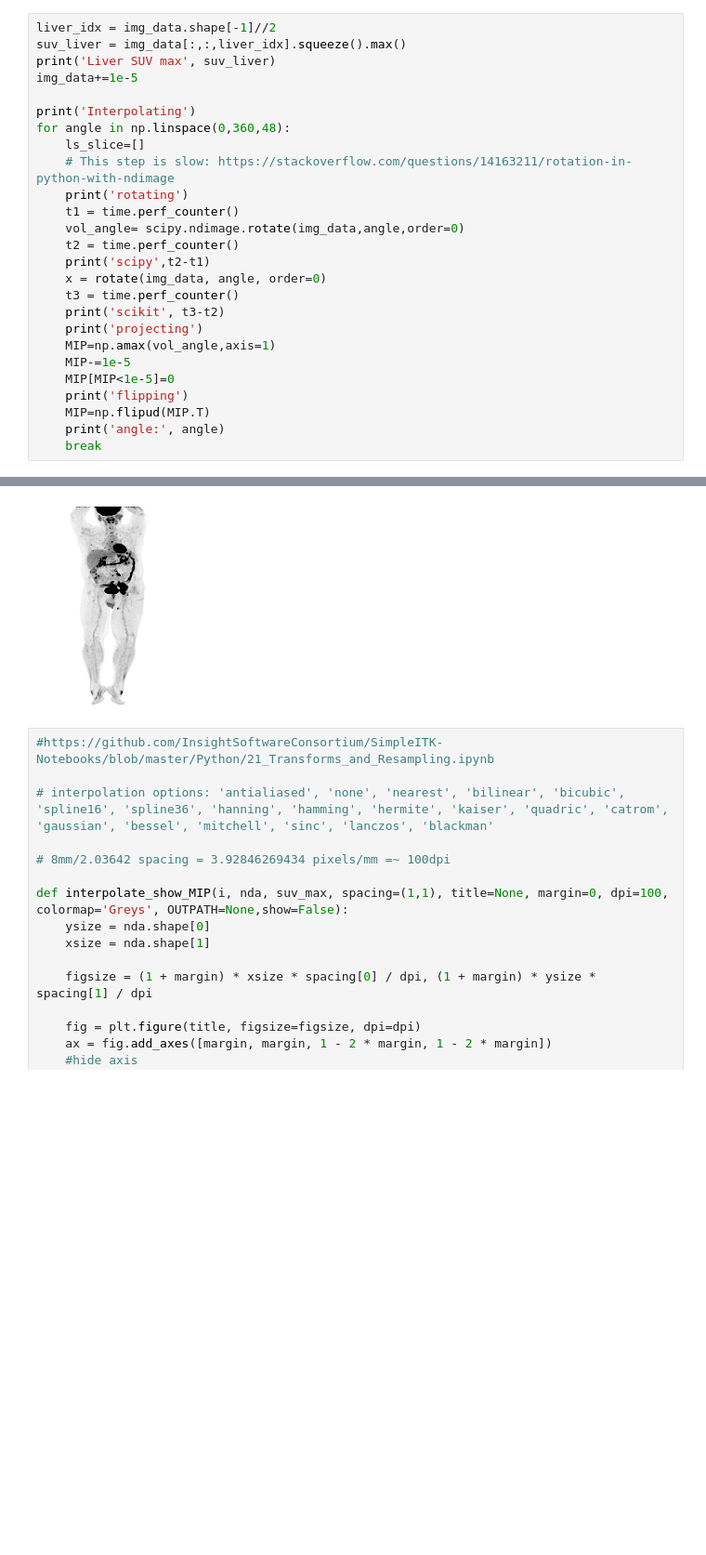
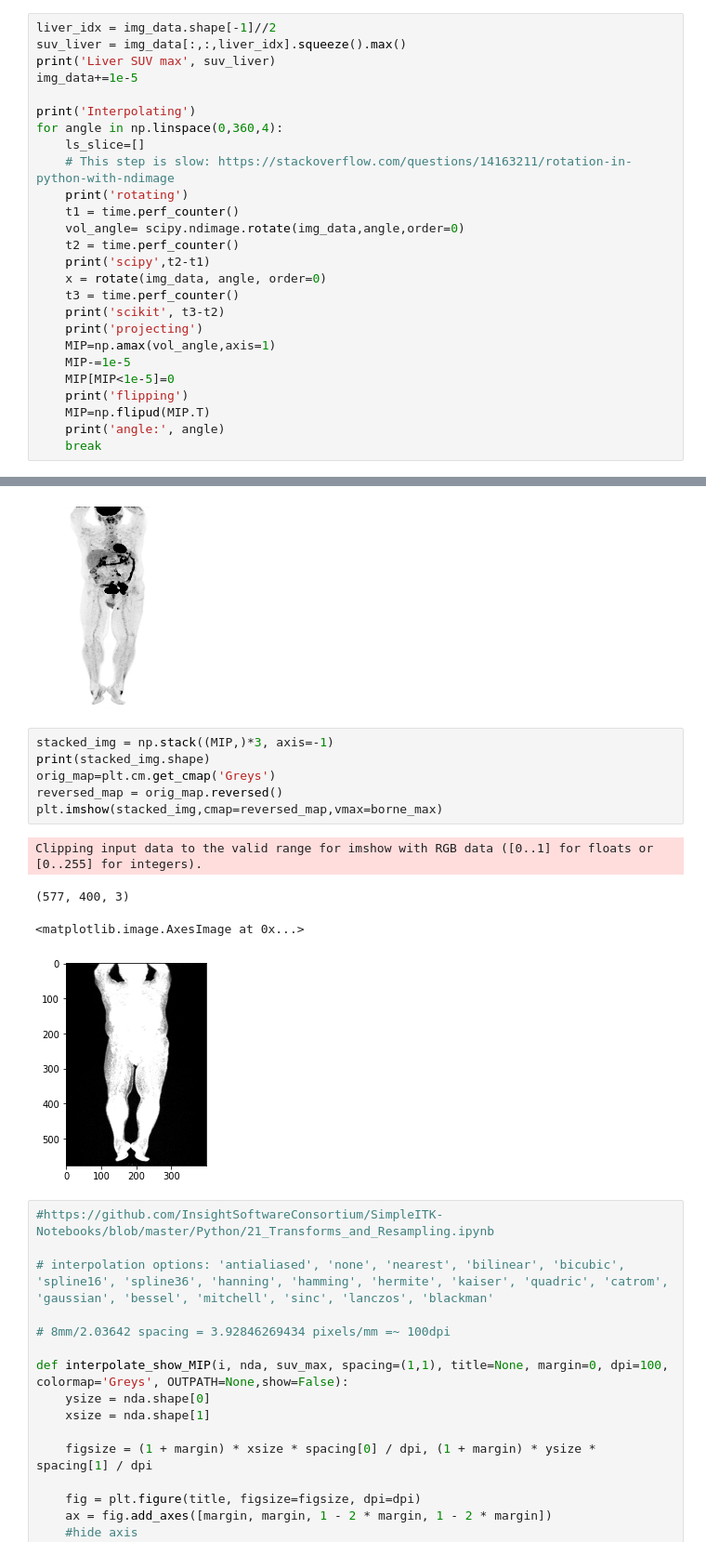
Before and after one commit to joytywu/PET_CT, a Jupyter notebook: utils/MIP-PET/scratch.ipynb, the cells around one changed output, grey strips where cells are left out. Shown at 93% size. Saved outputs shown, nothing was run; the diff lists cells and outputs as text; blank space fills up the shorter version.

```diff
--- a/utils/MIP-PET/scratch.ipynb
+++ b/utils/MIP-PET/scratch.ipynb
@@ -151,7 +151,7 @@ print('Liver SUV max', suv_liver)
 img_data+=1e-5
 
 print('Interpolating')
-for angle in np.linspace(0,360,48):
+for angle in np.linspace(0,360,4):
     ls_slice=[]
     # This step is slow: https://stackoverflow.com/questions/14163211/rotation-in-python-with-ndimage
     print('rotating')
@@ -199,6 +199,17 @@ plt.imshow(MIP,cmap='Greys',vmax=borne_max)
 # %% [output]
 <matplotlib.image.AxesImage at 0x...>
 [figure]
+# %%
+stacked_img = np.stack((MIP,)*3, axis=-1)
+print(stacked_img.shape)
+orig_map=plt.cm.get_cmap('Greys')
+reversed_map = orig_map.reversed()
+plt.imshow(stacked_img,cmap=reversed_map,vmax=borne_max)
+# %% [output]
+Clipping input data to the valid range for imshow with RGB data ([0..1] for floats or [0..255] for integers).
+(577, 400, 3)
+<matplotlib.image.AxesImage at 0x...>
+[figure, added]
 # %%
 #https://github.com/InsightSoftwareConsortium/SimpleITK-Notebooks/blob/master/Python/21_Transforms_and_Resampling.ipynb
 
```
Also changed, not shown: parts of 1 cell of this notebook.
